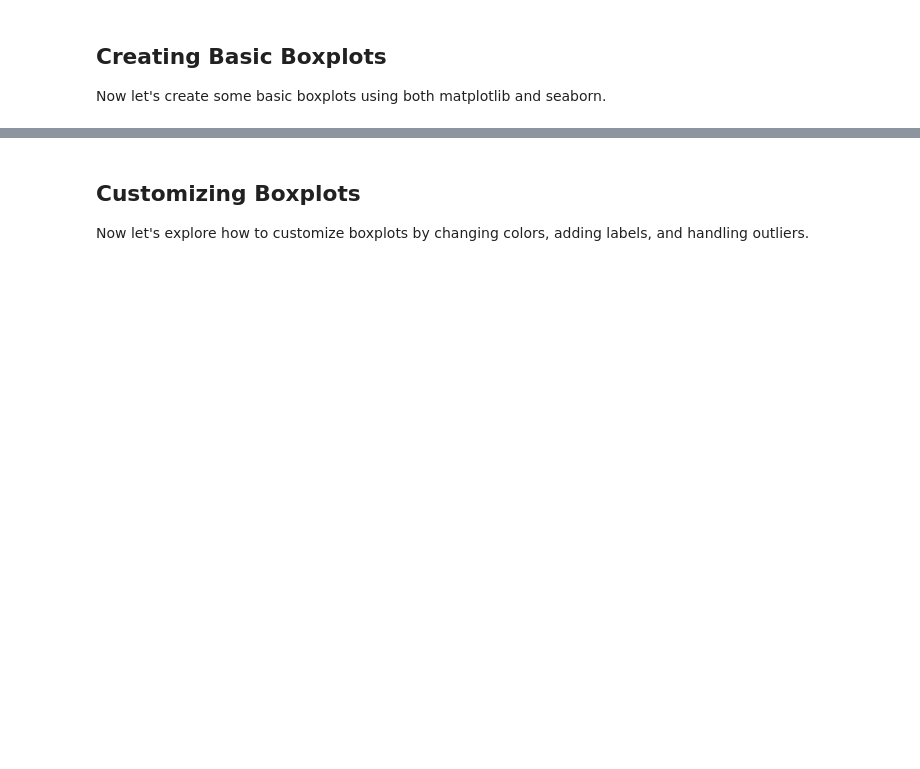
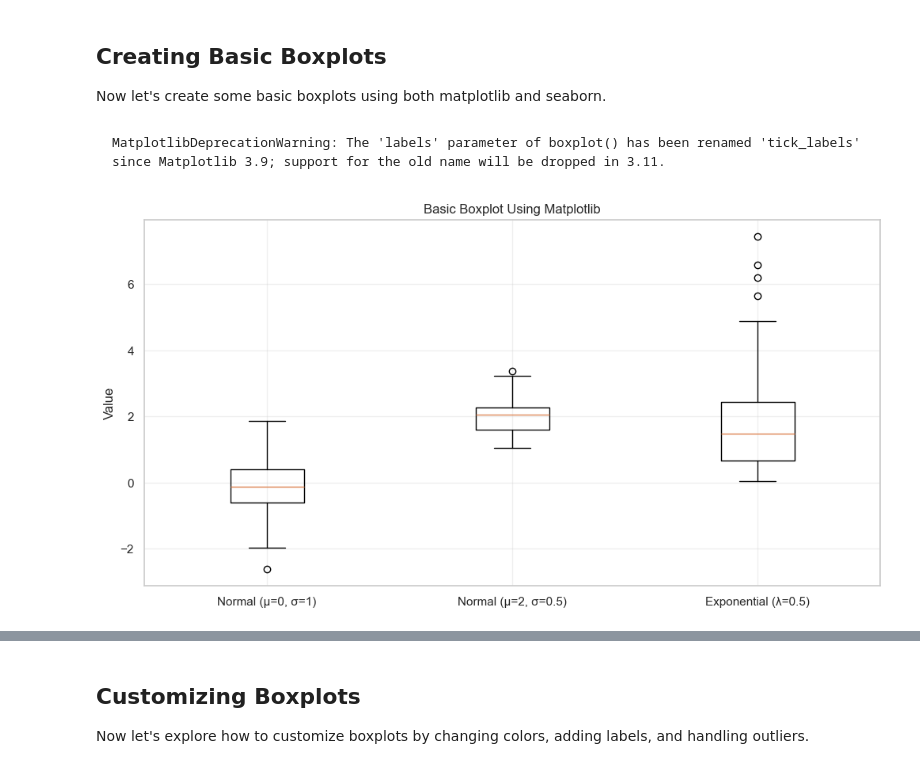
Before and after one commit to pavelklos/ai-ml, a Jupyter notebook: 3-DV/03-01-18.ipynb, the cells around one changed output, grey strips where cells are left out. Saved outputs shown, nothing was run; the diff lists cells and outputs as text; code cells hidden in the pictures; blank space fills up the shorter version.

````diff
--- a/3-DV/03-01-18.ipynb
+++ b/3-DV/03-01-18.ipynb
@@ -76,3 +83,17 @@ plt.show()
+# %% [markdown]
+```
+MatplotlibDeprecationWarning: The 'labels' parameter of boxplot() has been renamed 'tick_labels' since Matplotlib 3.9; support for the old name will be dropped in 3.11.
+```
+# %%
+# Create a basic boxplot using matplotlib
+plt.figure(figsize=(12, 6))
+plt.boxplot(df.values, tick_labels=df.columns)  # Updated from 'labels' to 'tick_labels'
+plt.title('Basic Boxplot Using Matplotlib')
+plt.ylabel('Value')
+plt.grid(True, alpha=0.3)
+plt.show()
+# %% [output]
+[figure, added]
 # %%
 # Create a boxplot using seaborn
 plt.figure(figsize=(12, 6))
````
Also changed, not shown: parts of 23 cells of this notebook.
